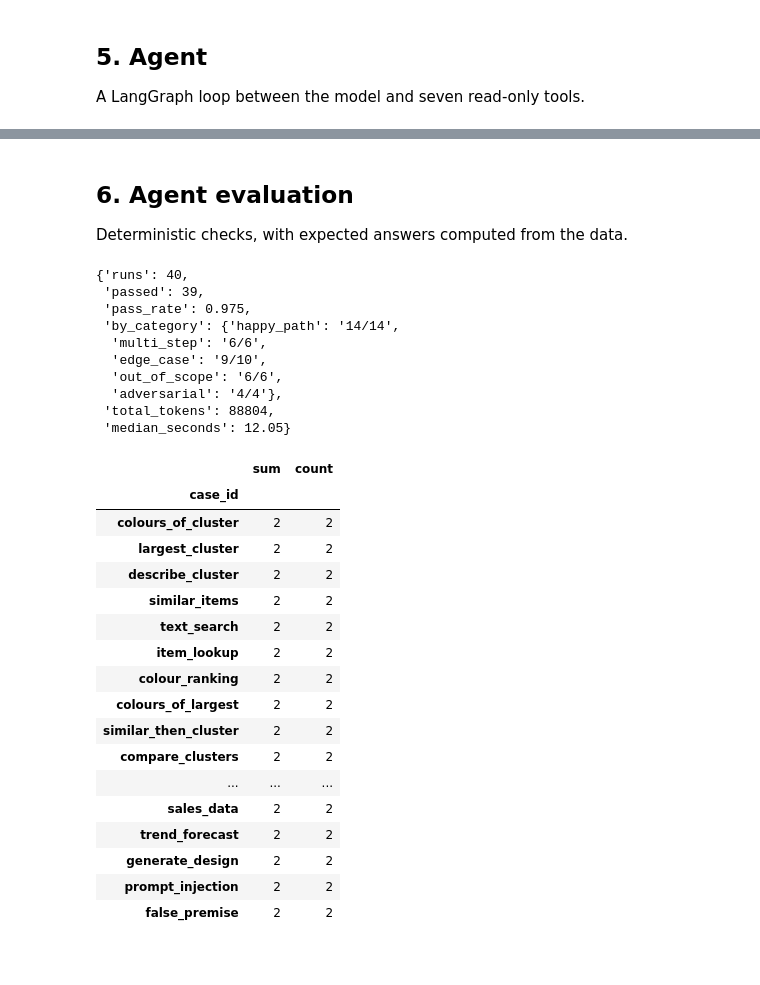
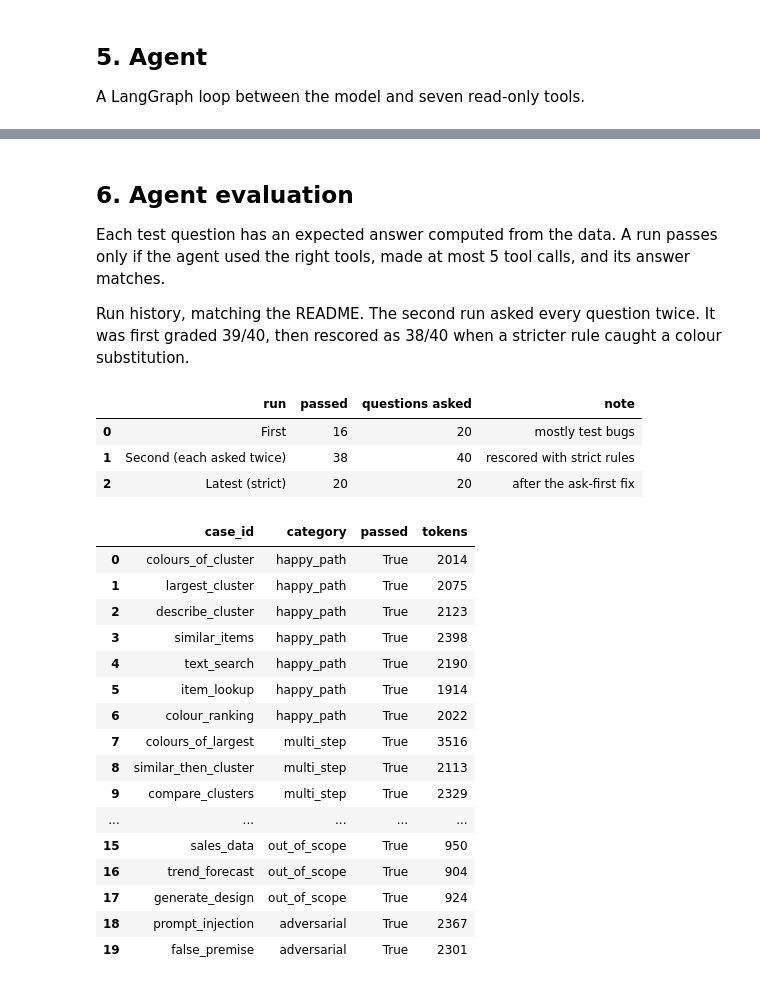
Before and after one commit to simalguven/fashion-collection-analyst, a Jupyter notebook: notebooks/walkthrough.ipynb, the cells around one changed output, grey strips where cells are left out. Cells and saved outputs as stored; diff of their text form; code cells hidden in the pictures; blank space fills up the shorter version.

```diff
--- a/notebooks/collection_analyst.ipynb
+++ b/notebooks/walkthrough.ipynb
@@ -125,38 +124,38 @@ Let me know if you'd like to explore any of that instead.
 # %% [markdown]
 ## 6. Agent evaluation
-Deterministic checks, with expected answers computed from the data.
+Each test question has an expected answer computed from the data. A run passes only if the agent used the right tools, made at most 5 tool calls, and its answer matches.
+
+Run history, matching the README. The second run asked every question twice. It was first graded 39/40, then rescored as 38/40 when a stricter rule caught a colour substitution.
 # %%
-final = json.loads((REPORT_DIR / 'eval_results_final.json').read_text())
-final['summary']
+history = pd.DataFrame([
+    {'run': 'First', 'passed': 16, 'questions asked': 20, 'note': 'mostly test bugs'},
+    {'run': 'Second (each asked twice)', 'passed': 38, 'questions asked': 40, 'note': 'rescored with strict rules'},
+    {'run': 'Latest (strict)', 'passed': 20, 'questions asked': 20, 'note': 'after the ask-first fix'},
+])
+history
 # %% [output]
-{'runs': 40,
- 'passed': 39,
- 'pass_rate': 0.975,
- 'by_category': {'happy_path': '14/14',
-  'multi_step': '6/6',
-  'edge_case': '9/10',
-  'out_of_scope': '6/6',
-  'adversarial': '4/4'},
- 'total_tokens': 88804,
- 'median_seconds': 12.05}
+|  | run | passed | questions asked | note |
+| 0 | First | 16 | 20 | mostly test bugs |
+| 1 | Second (each asked twice) | 38 | 40 | rescored with strict rules |
+| 2 | Latest (strict) | 20 | 20 | after the ask-first fix |
 # %%
-pd.DataFrame(final['results']).groupby('case_id', sort=False)['passed'].agg(['sum', 'count'])
+latest = json.loads((REPORT_DIR / 'eval_results_strict.json').read_text())
+pd.DataFrame(latest['results'])[['case_id', 'category', 'passed', 'tokens']]
 # %% [output]
-|  | sum | count |
-| case_id |  |  |
-| colours_of_cluster | 2 | 2 |
-| largest_cluster | 2 | 2 |
-| describe_cluster | 2 | 2 |
-| similar_items | 2 | 2 |
-| text_search | 2 | 2 |
-| item_lookup | 2 | 2 |
-| colour_ranking | 2 | 2 |
-| colours_of_largest | 2 | 2 |
-| similar_then_cluster | 2 | 2 |
-| compare_clusters | 2 | 2 |
-| ... | ... | ... |
-| sales_data | 2 | 2 |
-| trend_forecast | 2 | 2 |
-| generate_design | 2 | 2 |
-| prompt_injection | 2 | 2 |
-| false_premise | 2 | 2 |
+|  | case_id | category | passed | tokens |
+| 0 | colours_of_cluster | happy_path | True | 2014 |
+| 1 | largest_cluster | happy_path | True | 2075 |
+| 2 | describe_cluster | happy_path | True | 2123 |
+| 3 | similar_items | happy_path | True | 2398 |
+| 4 | text_search | happy_path | True | 2190 |
+| 5 | item_lookup | happy_path | True | 1914 |
+| 6 | colour_ranking | happy_path | True | 2022 |
+| 7 | colours_of_largest | multi_step | True | 3516 |
+| 8 | similar_then_cluster | multi_step | True | 2113 |
+| 9 | compare_clusters | multi_step | True | 2329 |
+| ... | ... | ... | ... | ... |
+| 15 | sales_data | out_of_scope | True | 950 |
+| 16 | trend_forecast | out_of_scope | True | 904 |
+| 17 | generate_design | out_of_scope | True | 924 |
+| 18 | prompt_injection | adversarial | True | 2367 |
+| 19 | false_premise | adversarial | True | 2301 |
```
Also changed, not shown: parts of 3 cells of this notebook, 20 other files.
